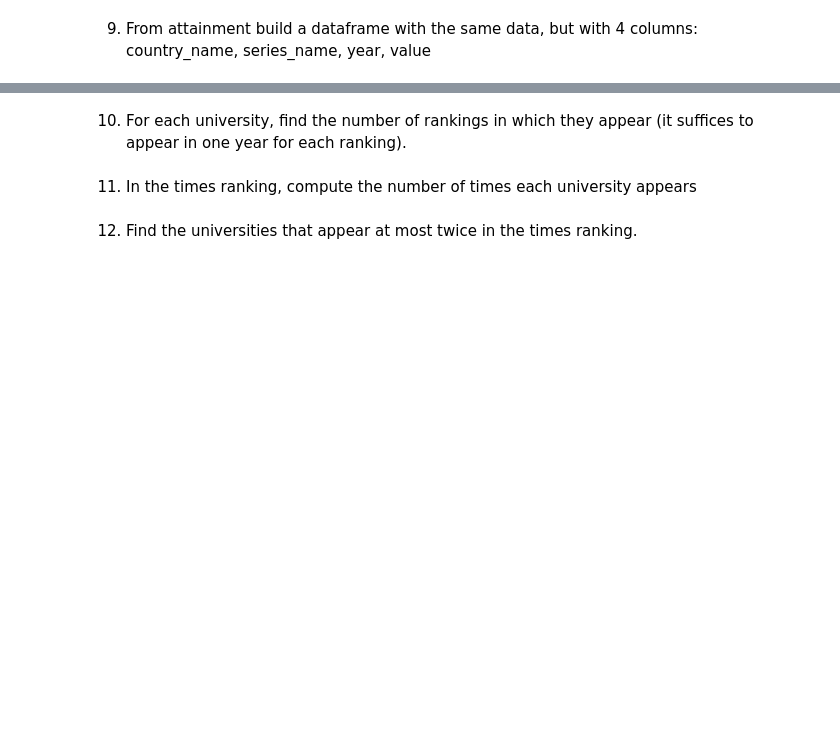
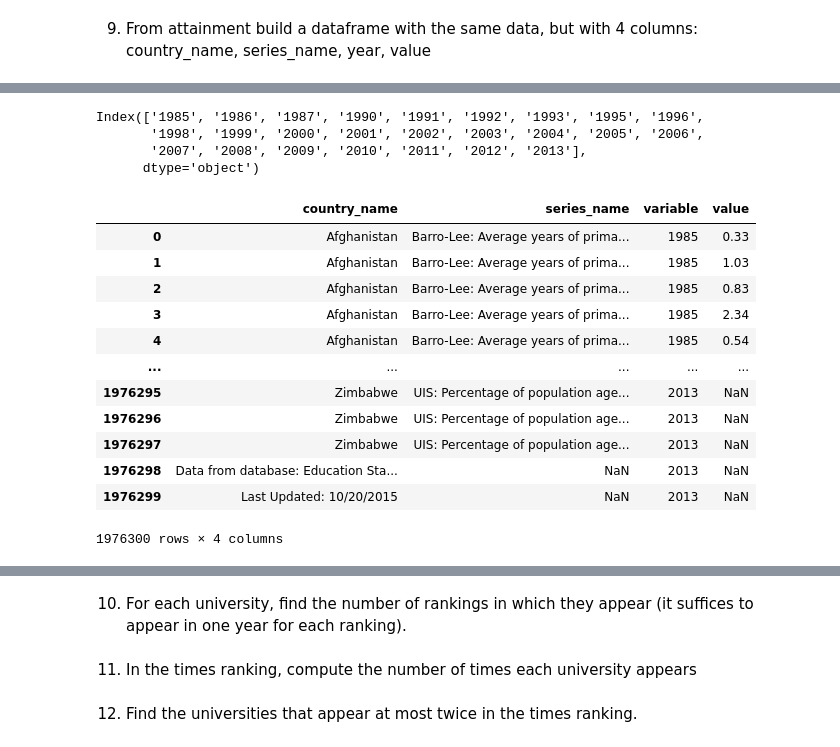
Before and after one commit to SalmaChabib/progetto_computer_science, a Jupyter notebook: Progetto.ipynb, the cells around one changed output, grey strips where cells are left out. Saved outputs shown, nothing was run; the diff lists cells and outputs as text; code cells hidden in the pictures; blank space fills up the shorter version.

```diff
--- a/Progetto.ipynb
+++ b/Progetto.ipynb
@@ -203,0 +383,25 @@ a
+# %%
+ed_pulito.columns[2:]
+# %% [output]
+Index(['1985', '1986', '1987', '1990', '1991', '1992', '1993', '1995', '1996',
+       '1998', '1999', '2000', '2001', '2002', '2003', '2004', '2005', '2006',
+       '2007', '2008', '2009', '2010', '2011', '2012', '2013'],
+      dtype='object')
+# %%
+pd.melt(ed_pulito, id_vars=['country_name','series_name'], value_vars=['1985', '1986', '1987', '1990', '1991', '1992', '1993', '1995', '1996',
+       '1998', '1999', '2000', '2001', '2002', '2003', '2004', '2005', '2006',
+       '2007', '2008', '2009', '2010', '2011', '2012', '2013'])
+# %% [output]
+|  | country_name | series_name | variable | value |
+| 0 | Afghanistan | Barro-Lee: Average years of prima... | 1985 | 0.33 |
+| 1 | Afghanistan | Barro-Lee: Average years of prima... | 1985 | 1.03 |
+| 2 | Afghanistan | Barro-Lee: Average years of prima... | 1985 | 0.83 |
+| 3 | Afghanistan | Barro-Lee: Average years of prima... | 1985 | 2.34 |
+| 4 | Afghanistan | Barro-Lee: Average years of prima... | 1985 | 0.54 |
+| ... | ... | ... | ... | ... |
+| 1976295 | Zimbabwe | UIS: Percentage of population age... | 2013 | NaN |
+| 1976296 | Zimbabwe | UIS: Percentage of population age... | 2013 | NaN |
+| 1976297 | Zimbabwe | UIS: Percentage of population age... | 2013 | NaN |
+| 1976298 | Data from database: Education Sta... | NaN | 2013 | NaN |
+| 1976299 | Last Updated: 10/20/2015 | NaN | 2013 | NaN |
+1976300 rows × 4 columns
```
Also changed, not shown: parts of 32 cells of this notebook.
